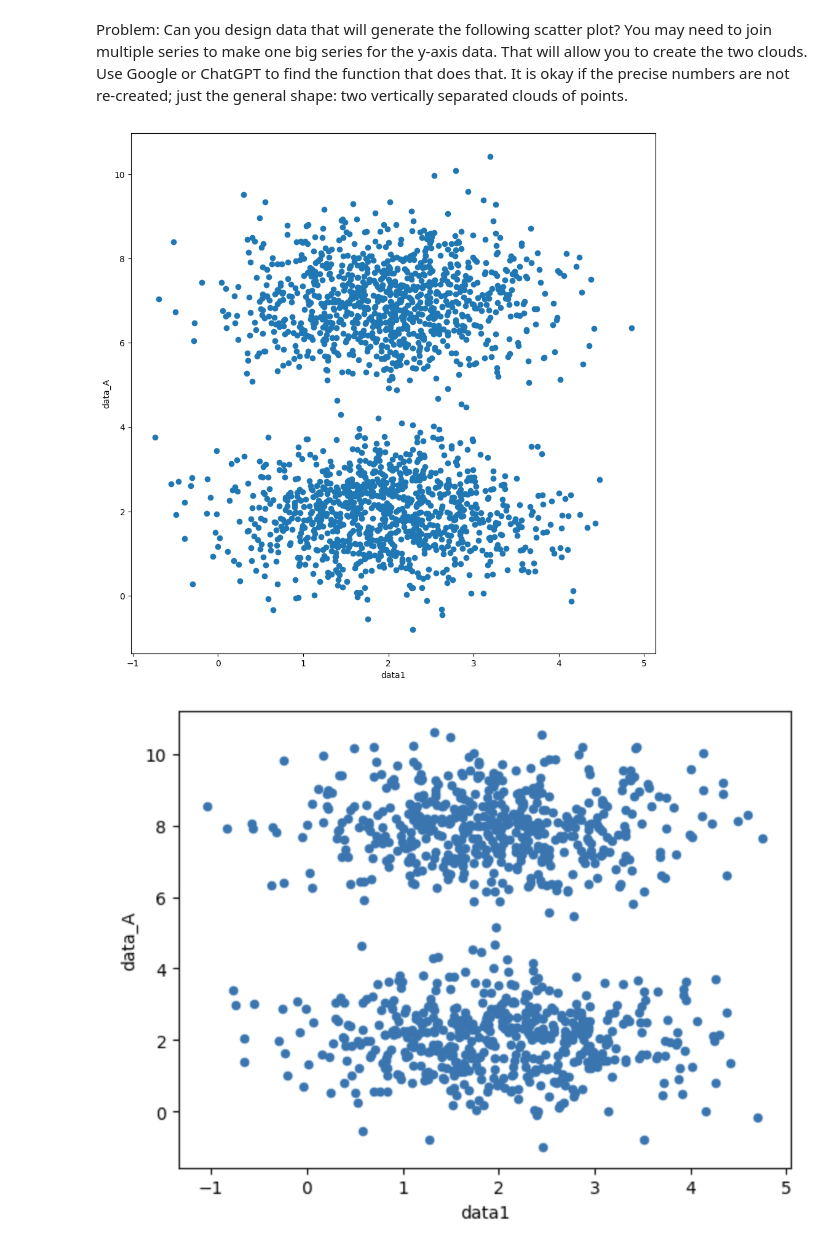
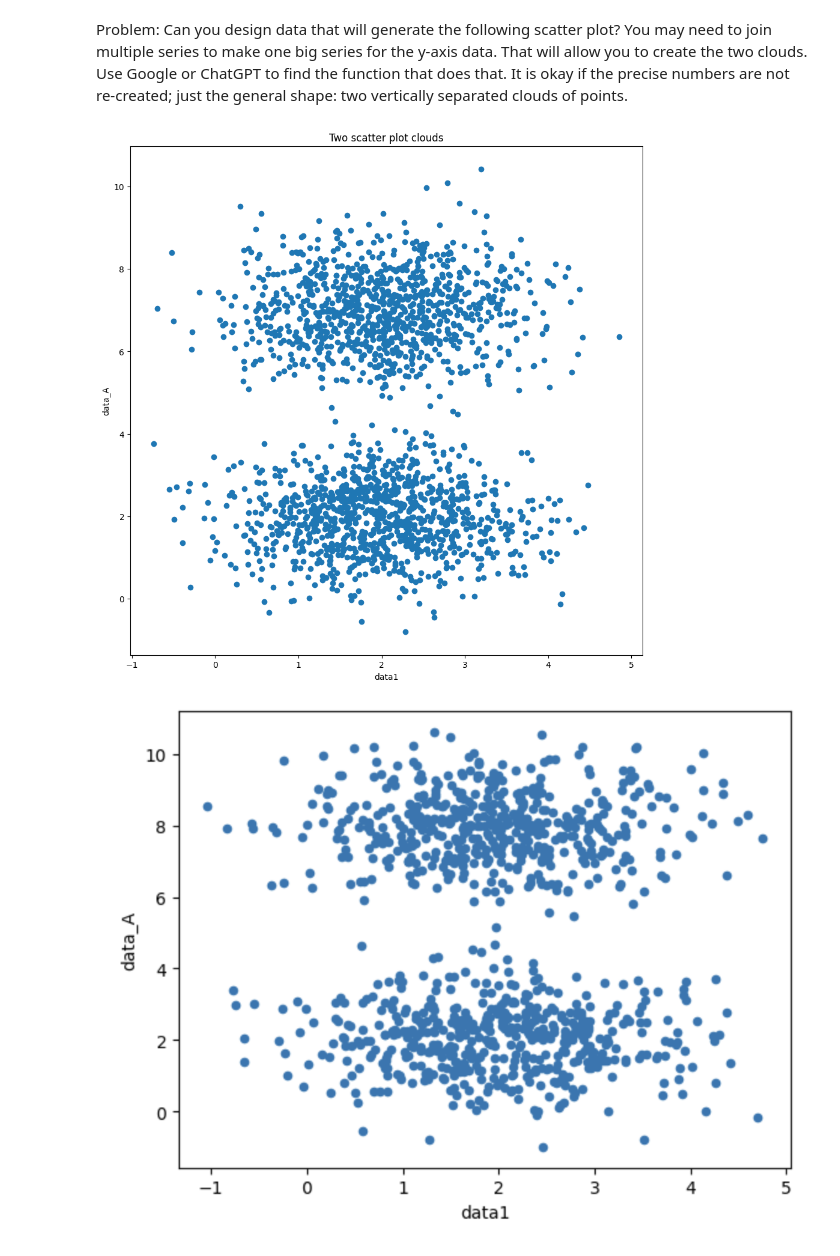
Before and after one commit to Jbaner/Module-B-semester-2, a Jupyter notebook: Week5-concealed-answer.ipynb, the cells around one changed output. Saved outputs shown, nothing was run; the diff lists cells and outputs as text; code cells hidden in the pictures.

```diff
--- a/Week5-concealed-answer.ipynb
+++ b/Week5-concealed-answer.ipynb
@@ -173,25 +182,26 @@ Problem: Can you design data that will generate the following scatter plot?  You
 # %%
 #df_twonorm
 import matplotlib.pyplot as plt
 
 num_points = 1000
 np.random.seed(0)
 #X data
 data1 = np.random.normal(2,0.9, num_points)
 data2 = np.random.normal(2,0.9, num_points)
 #Y data
 data_A1=np.random.normal(2,0.9, num_points)
 data_A2=np.random.normal(7,0.9, num_points)
 
 data=np.concatenate([data1,data2])
 data_A=np.concatenate([data_A1,data_A2])
 plt.figure(figsize=(11,11))
 plt.scatter(data,data_A)
+plt.title("Two scatter plot clouds")
 plt.xlabel("data1")
 plt.ylabel("data_A")
 plt.show()
 # %% [output]
-[figure, old version]
+[figure, new version]
 # %%
 #from IPython.display import Image
 #Image("twoclouds.png")
```
Also changed, not shown: parts of 3 cells of this notebook.
